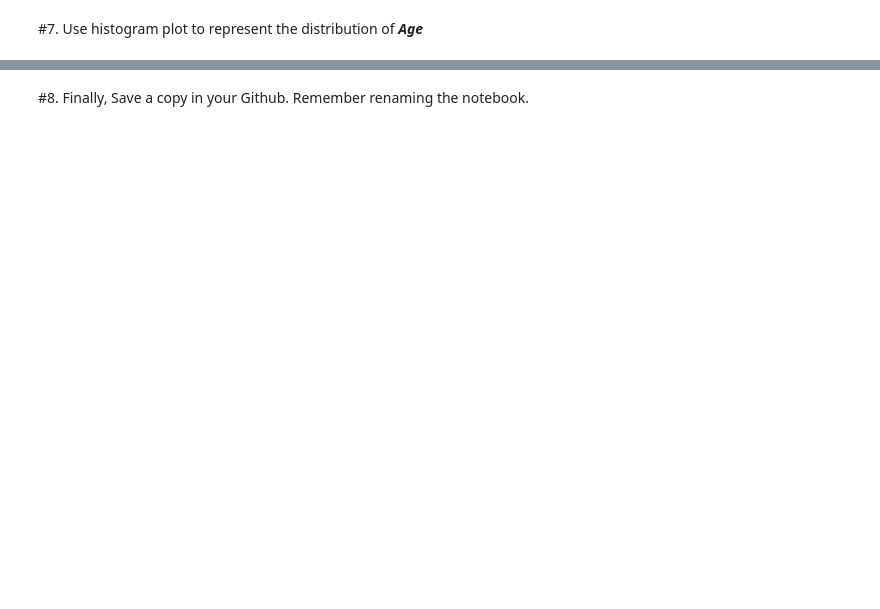
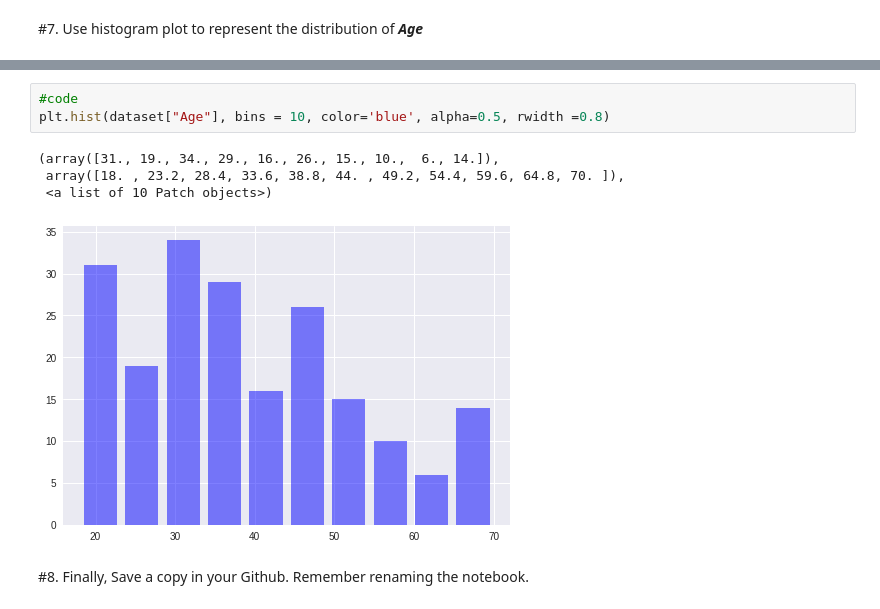
Before and after one commit to NguyenThiTrucMai/MayHoc, a Jupyter notebook: Lab_2_20130321_NguyenThiTrucMai.ipynb, the cells around one changed output, grey strips where cells are left out. Drawn from its saved outputs; the diff is of its cells as text; blank space fills up the shorter version.

```diff
--- a/Lab_2_20130321_NguyenThiTrucMai.ipynb
+++ b/Lab_2_20130321_NguyenThiTrucMai.ipynb
@@ -105,3 +102,11 @@ KeyError: ignored
+# %%
+#code
+plt.hist(dataset["Age"], bins = 10, color='blue', alpha=0.5, rwidth =0.8)
+# %% [output]
+(array([31., 19., 34., 29., 16., 26., 15., 10.,  6., 14.]),
+ array([18. , 23.2, 28.4, 33.6, 38.8, 44. , 49.2, 54.4, 59.6, 64.8, 70. ]),
+ <a list of 10 Patch objects>)
+[figure, added]
 # %% [markdown]
 #8. Finally,
 Save a copy in your Github. Remember renaming the notebook.
```
Also changed, not shown: parts of 2 cells of this notebook.
